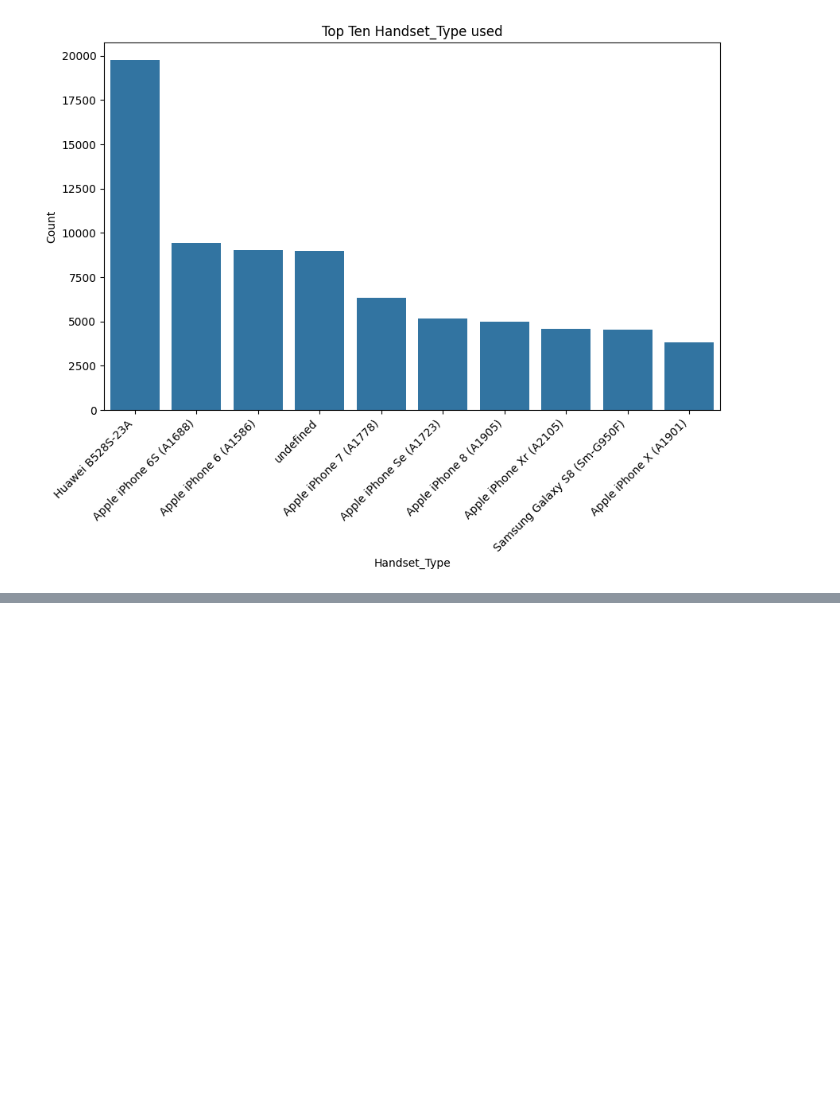
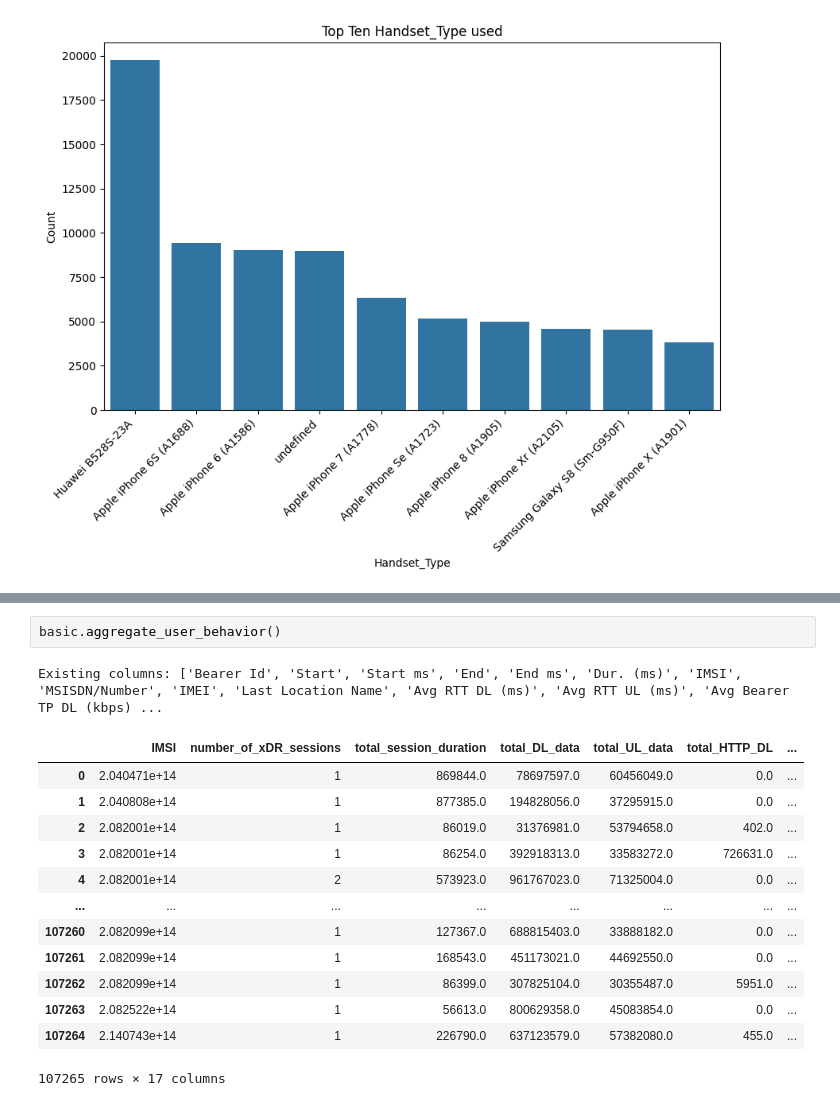
Before and after one commit to Marta233/EDA_TellCo, a Jupyter notebook: notebook/basic.ipynb, the cells around one changed output, grey strips where cells are left out. Saved outputs shown, nothing was run; the diff lists cells and outputs as text; blank space fills up the shorter version.

Commit message:
XDRS values per session

```diff
--- a/notebook/basic.ipynb
+++ b/notebook/basic.ipynb
@@ -111,0 +182,17 @@ basic.plot_bar()
+# %%
+basic.aggregate_user_behavior()
+# %% [output]
+Existing columns: ['Bearer Id', 'Start', 'Start ms', 'End', 'End ms', 'Dur. (ms)', 'IMSI', 'MSISDN/Number', 'IMEI', 'Last Location Name', 'Avg RTT DL (ms)', 'Avg RTT UL (ms)', 'Avg Bearer TP DL (kbps) ...
+|  | IMSI | number_of_xDR_sessions | total_session_duration | total_DL_data | total_UL_data | total_HTTP_DL | ... |
+| 0 | 2.040471e+14 | 1 | 869844.0 | 78697597.0 | 60456049.0 | 0.0 | ... |
+| 1 | 2.040808e+14 | 1 | 877385.0 | 194828056.0 | 37295915.0 | 0.0 | ... |
+| 2 | 2.082001e+14 | 1 | 86019.0 | 31376981.0 | 53794658.0 | 402.0 | ... |
+| 3 | 2.082001e+14 | 1 | 86254.0 | 392918313.0 | 33583272.0 | 726631.0 | ... |
+| 4 | 2.082001e+14 | 2 | 573923.0 | 961767023.0 | 71325004.0 | 0.0 | ... |
+| ... | ... | ... | ... | ... | ... | ... | ... |
+| 107260 | 2.082099e+14 | 1 | 127367.0 | 688815403.0 | 33888182.0 | 0.0 | ... |
+| 107261 | 2.082099e+14 | 1 | 168543.0 | 451173021.0 | 44692550.0 | 0.0 | ... |
+| 107262 | 2.082099e+14 | 1 | 86399.0 | 307825104.0 | 30355487.0 | 5951.0 | ... |
+| 107263 | 2.082522e+14 | 1 | 56613.0 | 800629358.0 | 45083854.0 | 0.0 | ... |
+| 107264 | 2.140743e+14 | 1 | 226790.0 | 637123579.0 | 57382080.0 | 455.0 | ... |
+107265 rows × 17 columns
```
Also changed, not shown: parts of 8 cells of this notebook, 3 other files.
